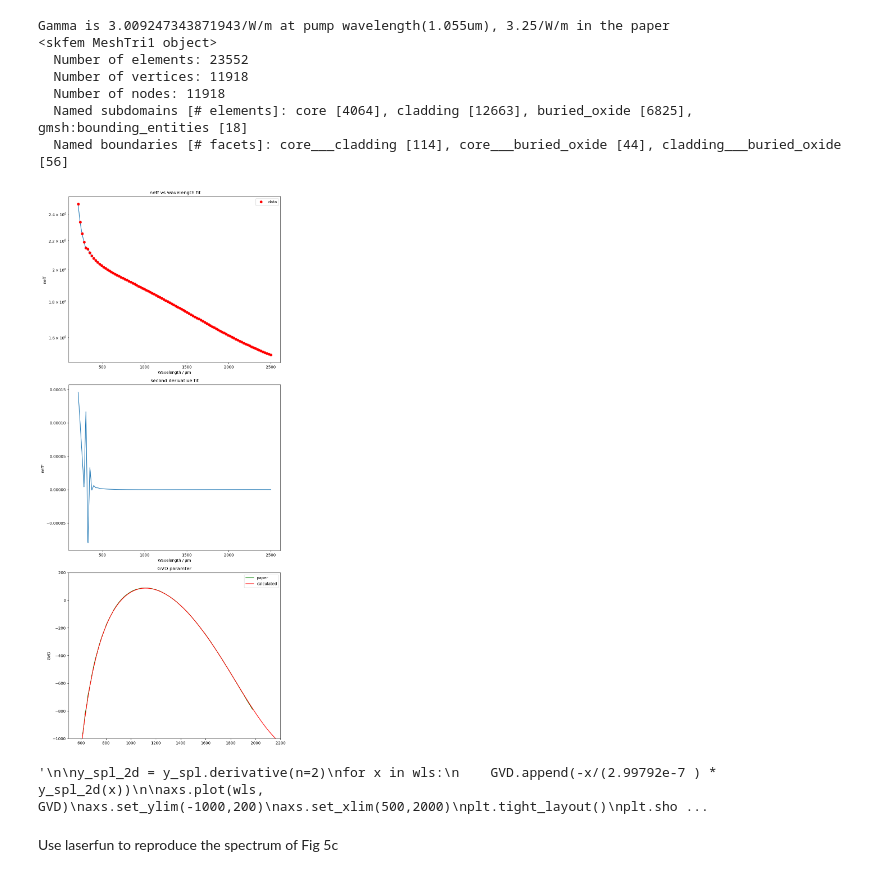
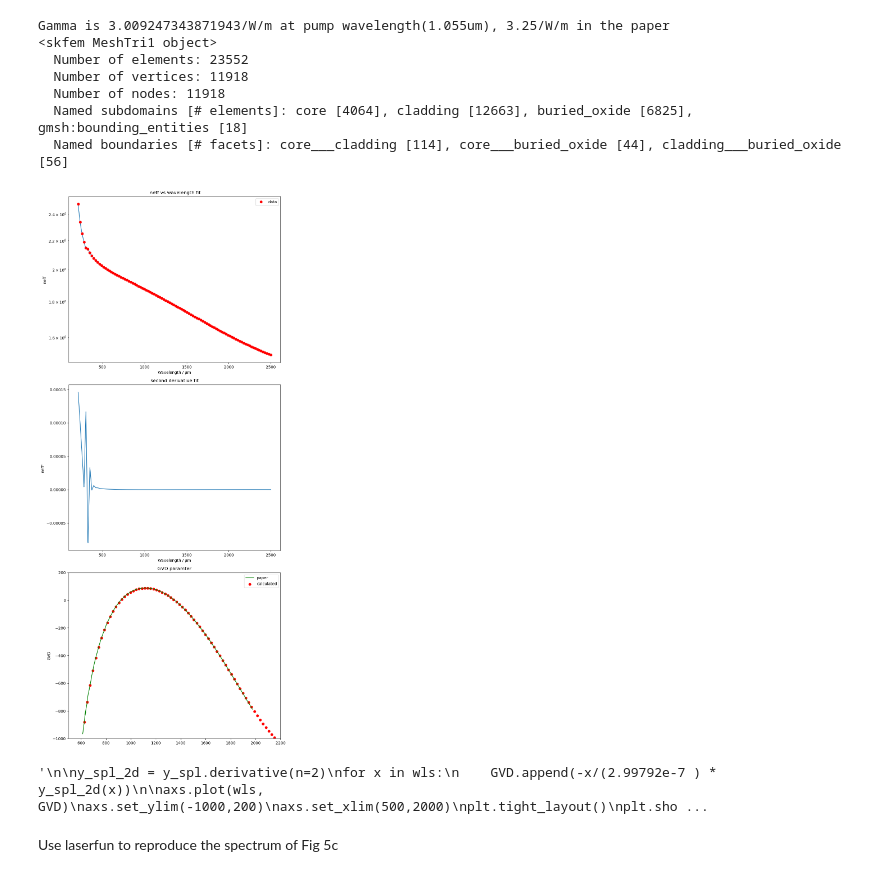
Before and after one commit to elizaleung830/SC-generation-stimulation, a Jupyter notebook: SCG_Stimulation/Benchmark/laserfun/A_Klenner_2016/code/Fig5c.ipynb, the cells around one changed output. Drawn from its saved outputs; the diff is of its cells as text; code cells hidden in the pictures.

```diff
--- a/SCG_Stimulation/Benchmark/laserfun/A_Klenner_2016/code/Fig5c.ipynb
+++ b/SCG_Stimulation/Benchmark/laserfun/A_Klenner_2016/code/Fig5c.ipynb
@@ -140,35 +140,35 @@ ref_gvd = pd.read_csv("../reference_data/GVD.csv", dtype=np.float64)
 ref_gvd_x, ref_gvd_y = np.split(ref_gvd.values, 2, axis=1)
 axs[2].plot(ref_gvd_x, ref_gvd_y, c="green", label = "paper")
 
 GVD=(-wls/(2.99792e-7 ) * y_spl_2d(wls))
-axs[2].plot(wls, GVD, label = "calculated", c="red")
+axs[2].scatter(wls, GVD, label = "calculated", c="red")
 
 axs[2].set_ylabel("GVD")
 axs[2].set_ylim(-1000,200)
 axs[2].set_xlim(500,2200)
 axs[2].set_title("GVD paramter")
 axs[2].legend()
 
 plt.tight_layout()
 plt.show()
 
 
 
 '''
 
 y_spl_2d = y_spl.derivative(n=2)
 for x in wls:
     GVD.append(-x/(2.99792e-7 ) * y_spl_2d(x))
 
 axs.plot(wls, GVD)
 axs.set_ylim(-1000,200)
 axs.set_xlim(500,2000)
 plt.tight_layout()
 plt.show()
 
 '''
 # %% [output]
-[figure, old version]
+[figure, new version]
 '\n\ny_spl_2d = y_spl.derivative(n=2)\nfor x in wls:\n    GVD.append(-x/(2.99792e-7 ) * y_spl_2d(x))\n\naxs.plot(wls, GVD)\naxs.set_ylim(-1000,200)\naxs.set_xlim(500,2000)\nplt.tight_layout()\nplt.sho ...
 # %% [markdown]
 Use laserfun to reproduce the spectrum of Fig 5c
```
Also changed, not shown: 14 other files.
